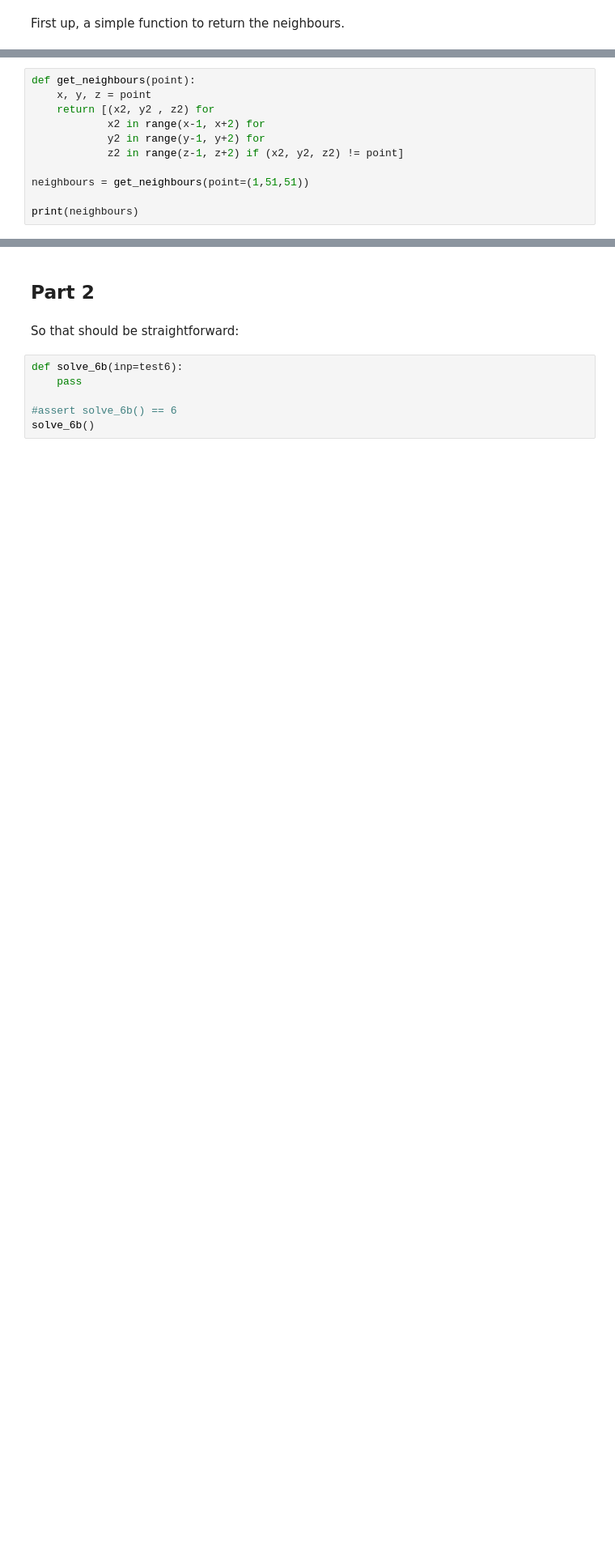
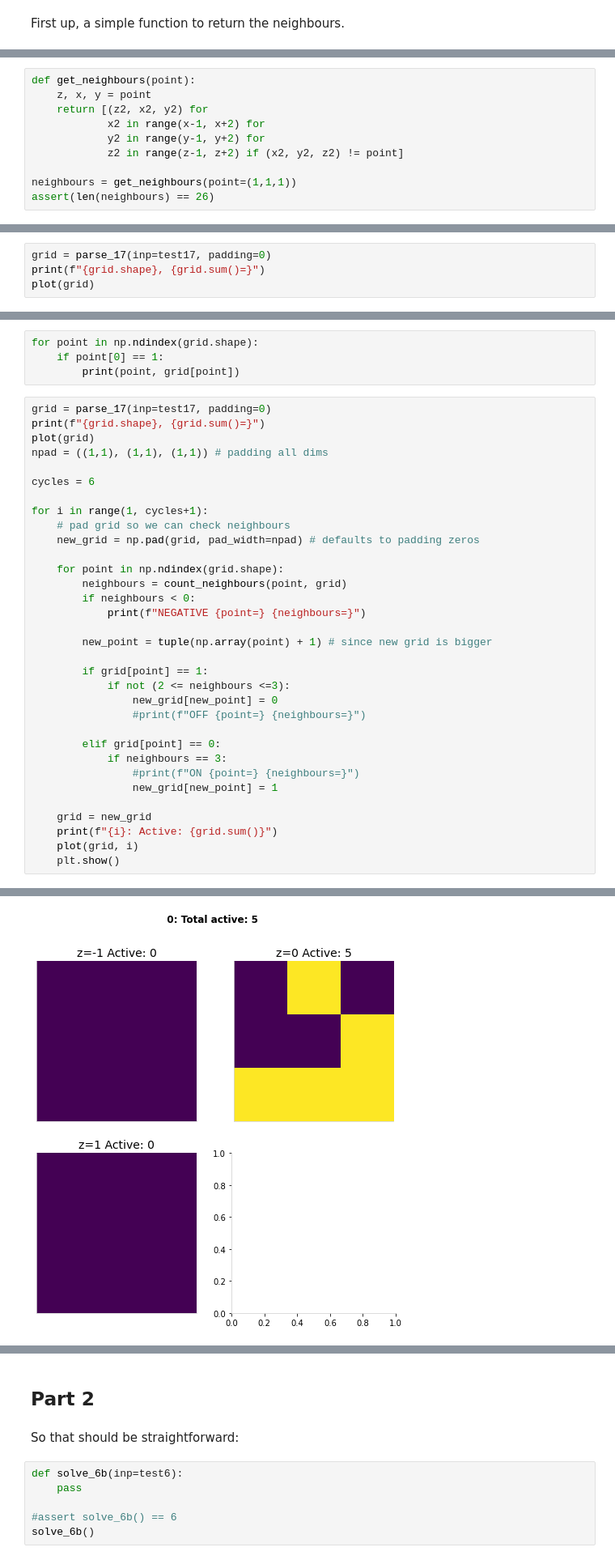
Before and after one commit to khalido/adventofcode, a Jupyter notebook: advent2020/day17.ipynb, the cells around one changed output, grey strips where cells are left out. Shown at 81% size. Drawn from its saved outputs; the diff is of its cells as text; blank space fills up the shorter version.

```diff
--- a/advent2020/day17.ipynb
+++ b/advent2020/day17.ipynb
@@ -118,11 +110,10 @@ count_neighbours(point=(51,50,1), verbose=True)
 # %%
 def get_neighbours(point):
-    x, y, z = point
-    return [(x2, y2 , z2) for
+    z, x, y = point
+    return [(z2, x2, y2) for
             x2 in range(x-1, x+2) for
             y2 in range(y-1, y+2) for
             z2 in range(z-1, z+2) if (x2, y2, z2) != point]
 
-neighbours = get_neighbours(point=(1,51,51))
-
-print(neighbours)
+neighbours = get_neighbours(point=(1,1,1))
+assert(len(neighbours) == 26)
@@ -141,0 +142,4 @@ solve_6(inp6)
+# %%
+grid = parse_17(inp=test17, padding=0)
+print(f"{grid.shape}, {grid.sum()=}")
+plot(grid)
@@ -141,0 +148,38 @@ solve_6(inp6)
+# %%
+for point in np.ndindex(grid.shape):
+    if point[0] == 1:
+        print(point, grid[point])
+# %%
+grid = parse_17(inp=test17, padding=0)
+print(f"{grid.shape}, {grid.sum()=}")
+plot(grid)
+npad = ((1,1), (1,1), (1,1)) # padding all dims
+
+cycles = 6
+
+for i in range(1, cycles+1):
+    # pad grid so we can check neighbours
+    new_grid = np.pad(grid, pad_width=npad) # defaults to padding zeros
+
+    for point in np.ndindex(grid.shape):
+        neighbours = count_neighbours(point, grid)
+        if neighbours < 0:
+            print(f"NEGATIVE {point=} {neighbours=}")
+
+        new_point = tuple(np.array(point) + 1) # since new grid is bigger
+
+        if grid[point] == 1:
+            if not (2 <= neighbours <=3):
+                new_grid[new_point] = 0
+                #print(f"OFF {point=} {neighbours=}")
+
+        elif grid[point] == 0:
+            if neighbours == 3:
+                #print(f"ON {point=} {neighbours=}")
+                new_grid[new_point] = 1
+
+    grid = new_grid
+    print(f"{i}: Active: {grid.sum()}")
+    plot(grid, i)
+    plt.show()
+# %% [output]
@@ -141,0 +187 @@ solve_6(inp6)
+[figure, added]
```
Also changed, not shown: parts of 26 cells of this notebook, 1 other file.
